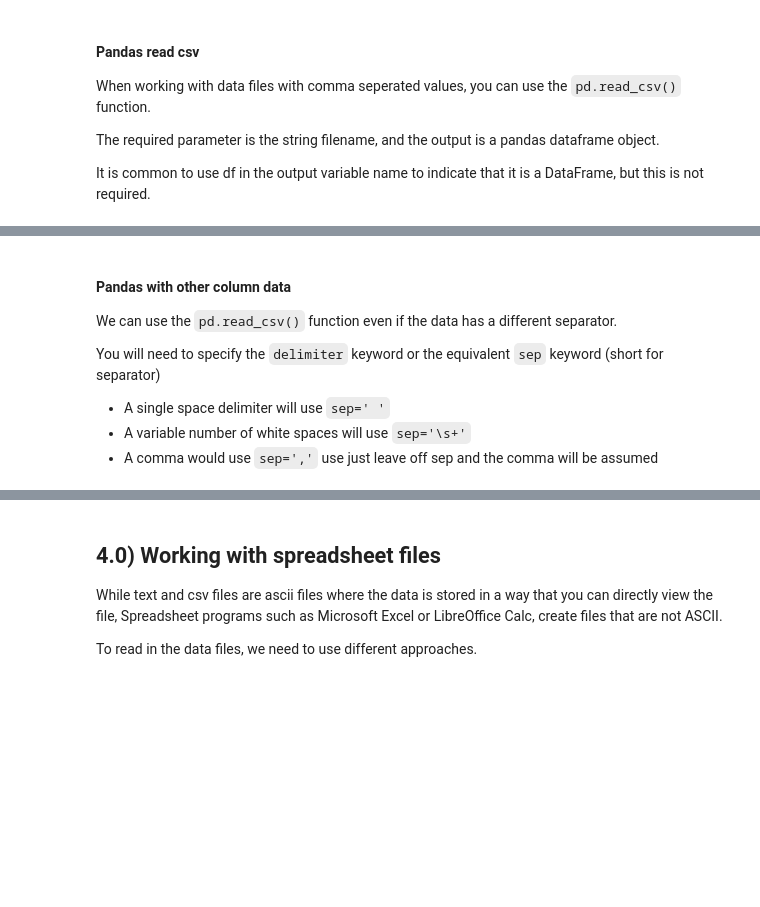
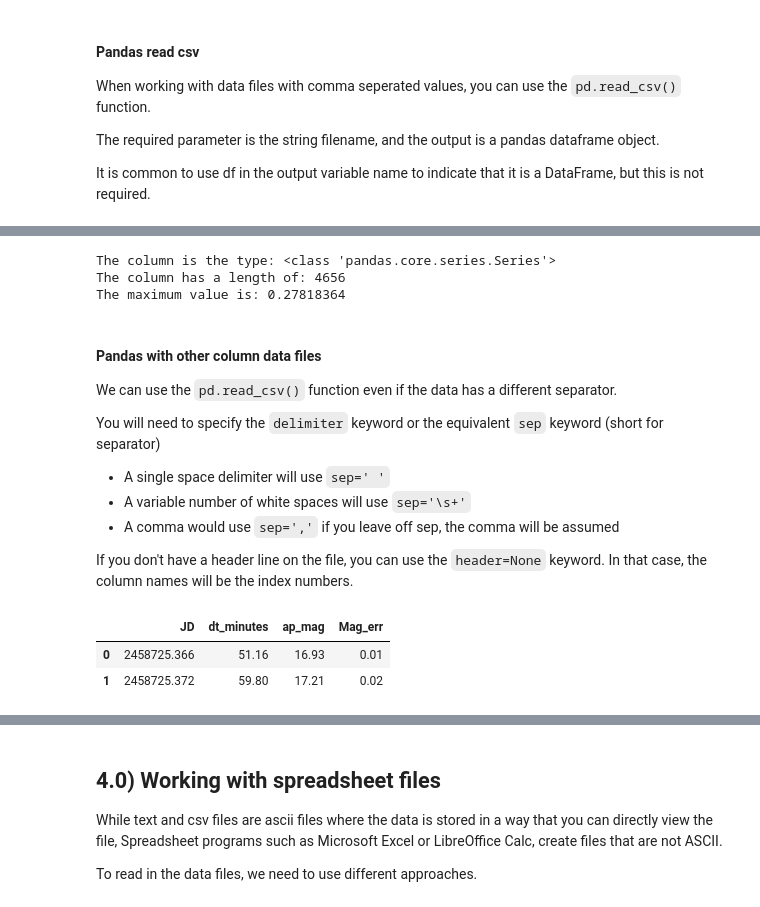
Before and after one commit to drjenncash/SCSU-PAARE-python-intro-tutorials, a Jupyter notebook: Tutorial07_BasicDataFiles.ipynb, the cells around one changed output, grey strips where cells are left out. Cells and saved outputs as stored; diff of their text form; code cells hidden in the pictures; blank space fills up the shorter version.

```diff
--- a/Tutorial07_BasicDataFiles.ipynb
+++ b/Tutorial07_BasicDataFiles.ipynb
@@ -481,5 +591,19 @@ gal_df[0:3]
+# %%
+# This extracts the redshift column and assigns it to the variable name reds
+reds = gal_df['redshift']
+
+# Here we get some info on that extracted column
+print('The column is the type:',type(reds))
+print('The column has a length of:', len(reds))
+
+# We can do math on the column
+print('The maximum value is:',np.max(reds))
+# %% [output]
+The column is the type: <class 'pandas.core.series.Series'>
+The column has a length of: 4656
+The maximum value is: 0.27818364
 # %% [markdown]
-#### Pandas with other column data
+#### Pandas with other column data files
 
 We can use the `pd.read_csv()` function even if the data has a different separator.
 
@@ -487,4 +611,6 @@ You will need to specify the `delimiter` keyword or the equivalent `sep` keyword
 
 - A single space delimiter will use `sep=' '`
 - A variable number of white spaces will use `sep='\s+'`
-- A comma would use `sep=','` use just leave off sep and the comma will be assumed
+- A comma would use `sep=','` if you leave off sep, the comma will be assumed
+
+If you don't have a header line on the file, you can use the `header=None` keyword. In that case, the column names will be the index numbers.
@@ -498,6 +617,10 @@ df[0:2]
 # %%
 #Using the syn.txt file
 filename = './data/GCN25560.txt'
-df = pd.read_csv(filename,sep='\s+')
+df1 = pd.read_csv(filename,sep='\s+')
 
-df[0:2]
+df1[0:2]
+# %% [output]
+|  | JD | dt_minutes | ap_mag | Mag_err |
+| 0 | 2458725.366 | 51.16 | 16.93 | 0.01 |
+| 1 | 2458725.372 | 59.80 | 17.21 | 0.02 |
```
Also changed, not shown: parts of 24 cells of this notebook.
